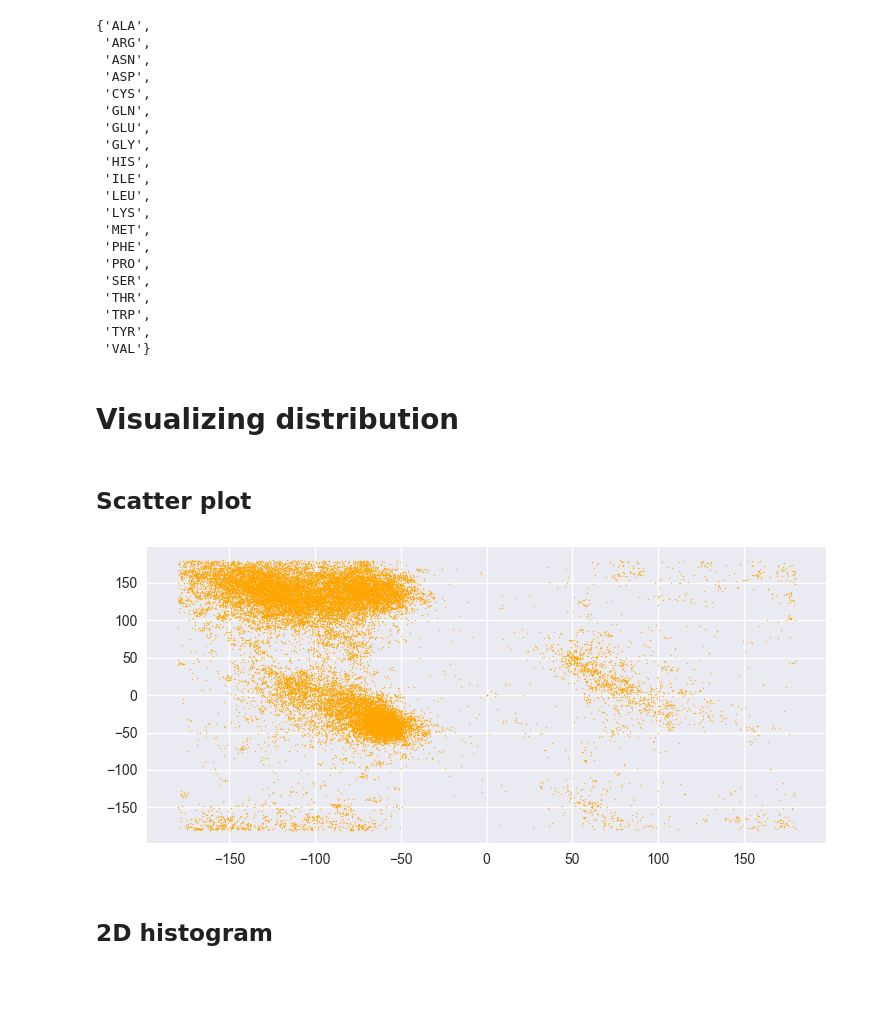
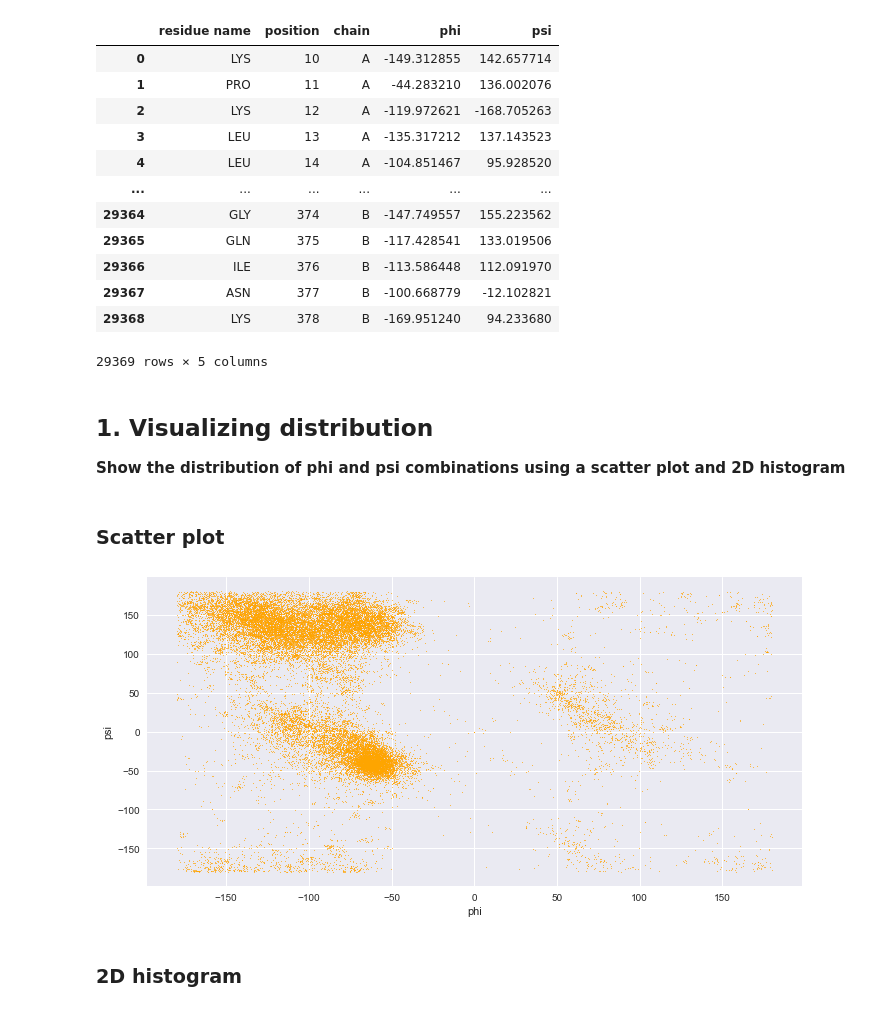
Before and after one commit to Niclindm/DAT405, a Jupyter notebook: Weekly assignment 3/Assigment3.ipynb, the cells around one changed output. Drawn from its saved outputs; the diff is of its cells as text; code cells hidden in the pictures; blank space fills up the shorter version.

```diff
--- a/Weekly assignment 3/Assigment3.ipynb
+++ b/Weekly assignment 3/Assigment3.ipynb
@@ -22,44 +25,39 @@ xValues = d['phi']
 yValues = d['psi']
 
 d_PRO = pd.DataFrame(d.loc[d['residue name'] == 'PRO'])
-
-set(d['residue name'].values)
+d
 # %% [output]
+|  | residue name | position | chain | phi | psi |
+| 0 | LYS | 10 | A | -149.312855 | 142.657714 |
+| 1 | PRO | 11 | A | -44.283210 | 136.002076 |
+| 2 | LYS | 12 | A | -119.972621 | -168.705263 |
+| 3 | LEU | 13 | A | -135.317212 | 137.143523 |
+| 4 | LEU | 14 | A | -104.851467 | 95.928520 |
+| ... | ... | ... | ... | ... | ... |
+| 29364 | GLY | 374 | B | -147.749557 | 155.223562 |
+| 29365 | GLN | 375 | B | -117.428541 | 133.019506 |
+| 29366 | ILE | 376 | B | -113.586448 | 112.091970 |
+| 29367 | ASN | 377 | B | -100.668779 | -12.102821 |
+| 29368 | LYS | 378 | B | -169.951240 | 94.233680 |
-{'ALA',
- 'ARG',
- 'ASN',
- 'ASP',
- 'CYS',
- 'GLN',
- 'GLU',
- 'GLY',
- 'HIS',
- 'ILE',
- 'LEU',
- 'LYS',
- 'MET',
- 'PHE',
- 'PRO',
- 'SER',
- 'THR',
- 'TRP',
- 'TYR',
- 'VAL'}
+29369 rows × 5 columns
-# %% [markdown]
-# Visualizing distribution
+# %% [markdown]
+##  1. Visualizing distribution
+**Show the distribution of phi and psi combinations using a scatter plot and 2D histogram**
 # %% [markdown]
-## Scatter plot
+### Scatter plot
 # %%
 plt.style.use('seaborn')
-plt.rcParams["figure.figsize"] = [7.50, 3.50]
+plt.rcParams["figure.figsize"] = [10, 5]
 plt.rcParams["figure.autolayout"] = True
 
 plt.scatter(xValues,yValues,s=0.5, alpha=0.8, c='orange')
+plt.xlabel('phi')
+plt.ylabel('psi')
 
 plt.show()
 # %% [output]
-[figure, old version]
+[figure, new version]
 # %% [markdown]
-## 2D histogram
+### 2D histogram
 # %%
 plt.hist2d(xValues, yValues, 75, cmap="cubehelix")
```
Also changed, not shown: parts of 29 cells of this notebook, 1 other file.
